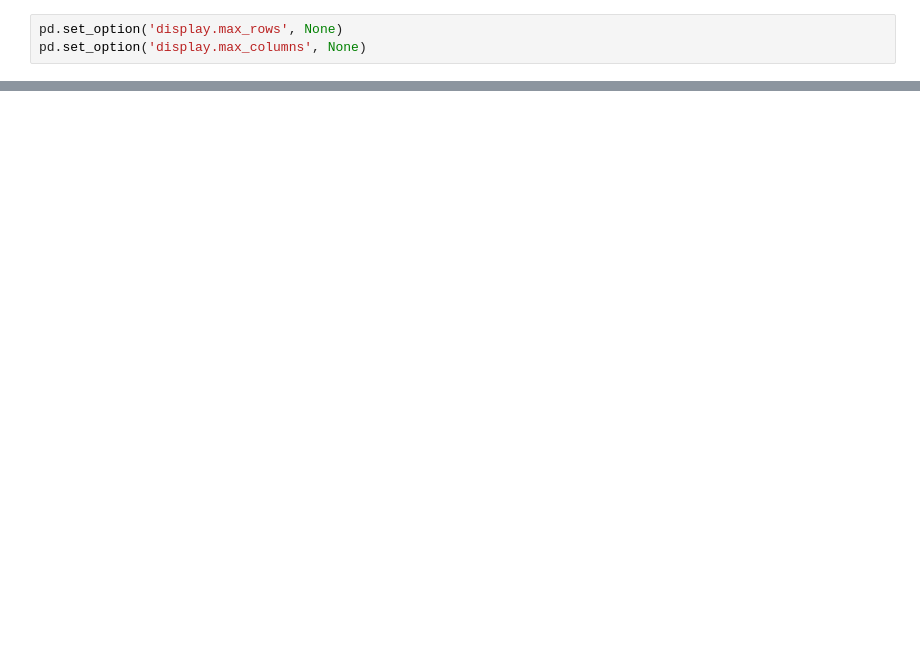
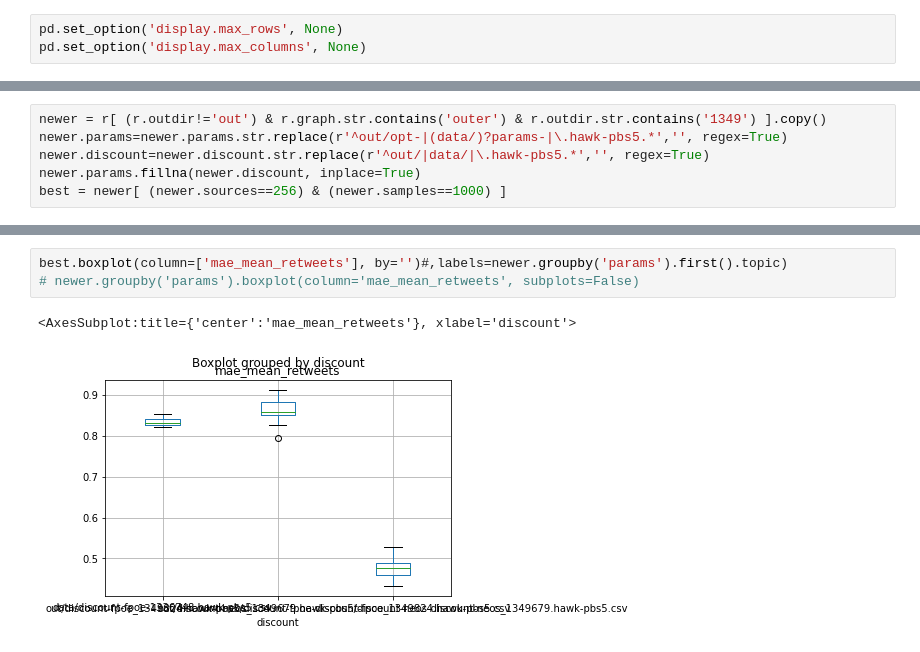
Before and after one commit to sarming/propagation, a Jupyter notebook: parse_logfiles.ipynb, the cells around one changed output, grey strips where cells are left out. Drawn from its saved outputs; the diff is of its cells as text; blank space fills up the shorter version.

```diff
--- a/parse_logfiles.ipynb
+++ b/parse_logfiles.ipynb
@@ -163,0 +46,6 @@ c
+# %%
+newer = r[ (r.outdir!='out') & r.graph.str.contains('outer') & r.outdir.str.contains('1349') ].copy()
+newer.params=newer.params.str.replace(r'^out/opt-|(data/)?params-|\.hawk-pbs5.*','', regex=True)
+newer.discount=newer.discount.str.replace(r'^out/|data/|\.hawk-pbs5.*','', regex=True)
+newer.params.fillna(newer.discount, inplace=True)
+best = newer[ (newer.sources==256) & (newer.samples==1000) ]
@@ -164,2 +101,8 @@ c
+# %%
+best.boxplot(column=['mae_mean_retweets'], by='')#,labels=newer.groupby('params').first().topic)
+# newer.groupby('params').boxplot(column='mae_mean_retweets', subplots=False)
+# %% [output]
+<AxesSubplot:title={'center':'mae_mean_retweets'}, xlabel='discount'>
+[figure, added]
 # %%
 r[r.command=='optimize'].graph
```
Also changed, not shown: parts of 19 cells of this notebook, 2 other files.
